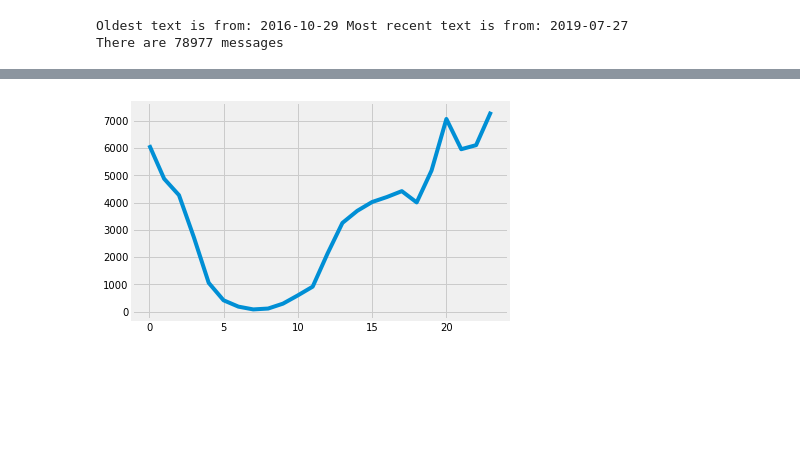
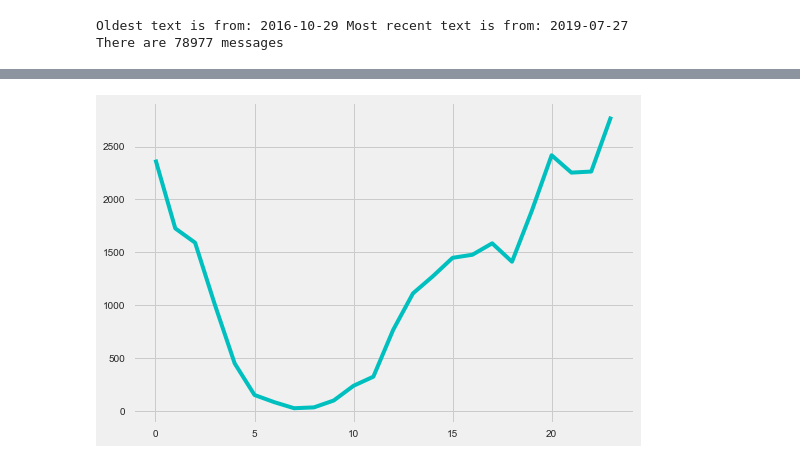
Before and after one commit to SoyCarlos/iMessage-Analysis, a Jupyter notebook: iMessage-Analysis.ipynb, the cells around one changed output, grey strips where cells are left out. Cells and saved outputs as stored; diff of their text form; code cells hidden in the pictures; blank space fills up the shorter version.

```diff
--- a/iMessage-Analysis.ipynb
+++ b/iMessage-Analysis.ipynb
@@ -3,9 +3,19 @@ import sqlite3
 import pandas as pd
 from datetime import datetime
 import matplotlib.pyplot as plt
+import matplotlib.style as style
+import seaborn as sns
 import emoji
 import numpy as np
 from itertools import chain
+import warnings
+import nltk
+from nltk.probability import FreqDist
+from nltk.corpus import stopwords
+import string
+
+warnings.filterwarnings('ignore')
+style.use('fivethirtyeight')
 # %% [markdown]
 ## Setting Up DataFrames
 # %%
@@ -59,7 +69,7 @@ messages['year'] = messages['timestamp'].apply(lambda x: int(x.year))
 # %%
 #merge the messages with the handles
 df_messages = pd.merge(
-    messages[['text', 'handle_id', 'date', 'message_date', 'timestamp', 'month', 'year', 'is_sent', 'message_id']],
+    messages[['text', 'handle_id', 'date', 'date_utc', 'message_date', 'timestamp', 'month', 'year', 'is_sent', 'message_id']],
     handles[['service', 'handle_id', 'phone_number']], on ='handle_id', how='left')
 
 # and then that table with the chats
@@ -112,7 +142,7 @@ def get_time(timestamp):
 # %%
-hours = pd.DataFrame(df_messages['timestamp'].apply(lambda x: get_time(x)))
+hours = pd.DataFrame(df_messages[df_messages['is_sent'] == 1]['timestamp'].apply(lambda x: x.hour))
 hours = pd.DataFrame(hours.groupby('timestamp').size()).reset_index().rename(columns={0:'count'})
-plt.plot(hours['count'])
+plt.plot(hours['count'], color='c')
 plt.show()
 # %% [output]
-[figure, old version]
+[figure, new version]
```
Also changed, not shown: parts of 17 cells of this notebook, 18 other files.
